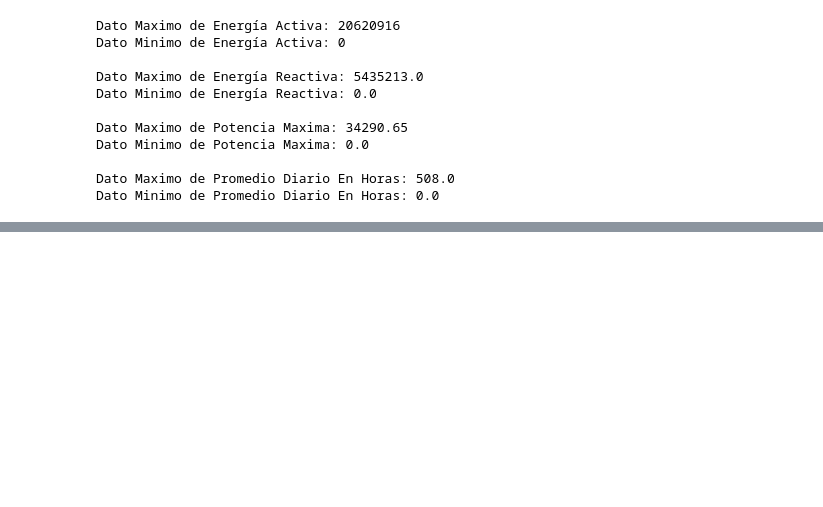
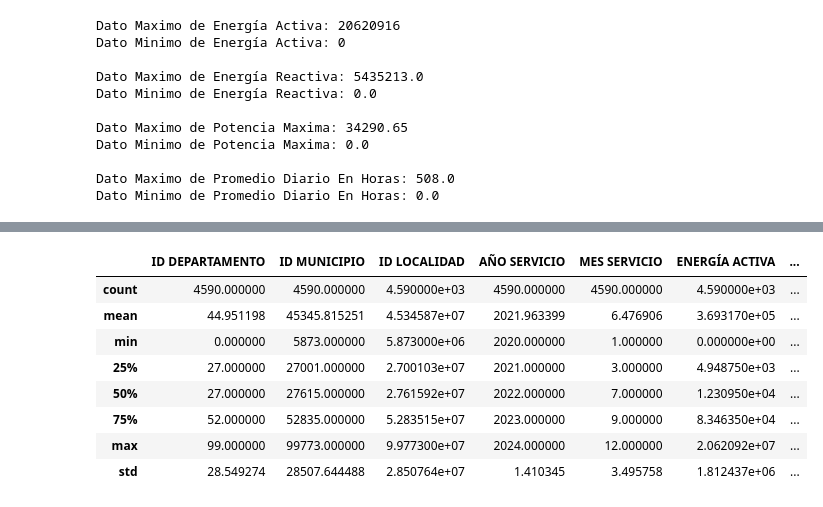
Before and after one commit to sebasflorezo/Proyecto-IA-Grupo-2, a Jupyter notebook: notebooks/Practica_Proyecto.ipynb, the cells around one changed output, grey strips where cells are left out. Cells and saved outputs as stored; diff of their text form; code cells hidden in the pictures; blank space fills up the shorter version.

```diff
--- a/notebooks/Practica_Proyecto.ipynb
+++ b/notebooks/Practica_Proyecto.ipynb
@@ -305,0 +572,3 @@ np.int64(1)
+# %%
+#Eliminar registros donde DÍA DE DEMANDA MÁXIMA esté nulo
+df_datos = df_datos.dropna(subset=['DÍA DE DEMANDA MÁXIMA'])
@@ -305,0 +604,16 @@ np.int64(1)
+# %%
+#Resumen estadistico 2
+
+
+resumen_estadistico=df_datos.describe()
+resumen_estadistico
+# %% [output]
+|  | ID DEPARTAMENTO | ID MUNICIPIO | ID LOCALIDAD | AÑO SERVICIO | MES SERVICIO | ENERGÍA ACTIVA | ... |
+| count | 4590.000000 | 4590.000000 | 4.590000e+03 | 4590.000000 | 4590.000000 | 4.590000e+03 | ... |
+| mean | 44.951198 | 45345.815251 | 4.534587e+07 | 2021.963399 | 6.476906 | 3.693170e+05 | ... |
+| min | 0.000000 | 5873.000000 | 5.873000e+06 | 2020.000000 | 1.000000 | 0.000000e+00 | ... |
+| 25% | 27.000000 | 27001.000000 | 2.700103e+07 | 2021.000000 | 3.000000 | 4.948750e+03 | ... |
+| 50% | 27.000000 | 27615.000000 | 2.761592e+07 | 2022.000000 | 7.000000 | 1.230950e+04 | ... |
+| 75% | 52.000000 | 52835.000000 | 5.283515e+07 | 2023.000000 | 9.000000 | 8.346350e+04 | ... |
+| max | 99.000000 | 99773.000000 | 9.977300e+07 | 2024.000000 | 12.000000 | 2.062092e+07 | ... |
+| std | 28.549274 | 28507.644488 | 2.850764e+07 | 1.410345 | 3.495758 | 1.812437e+06 | ... |
```
Also changed, not shown: parts of 18 cells of this notebook.
